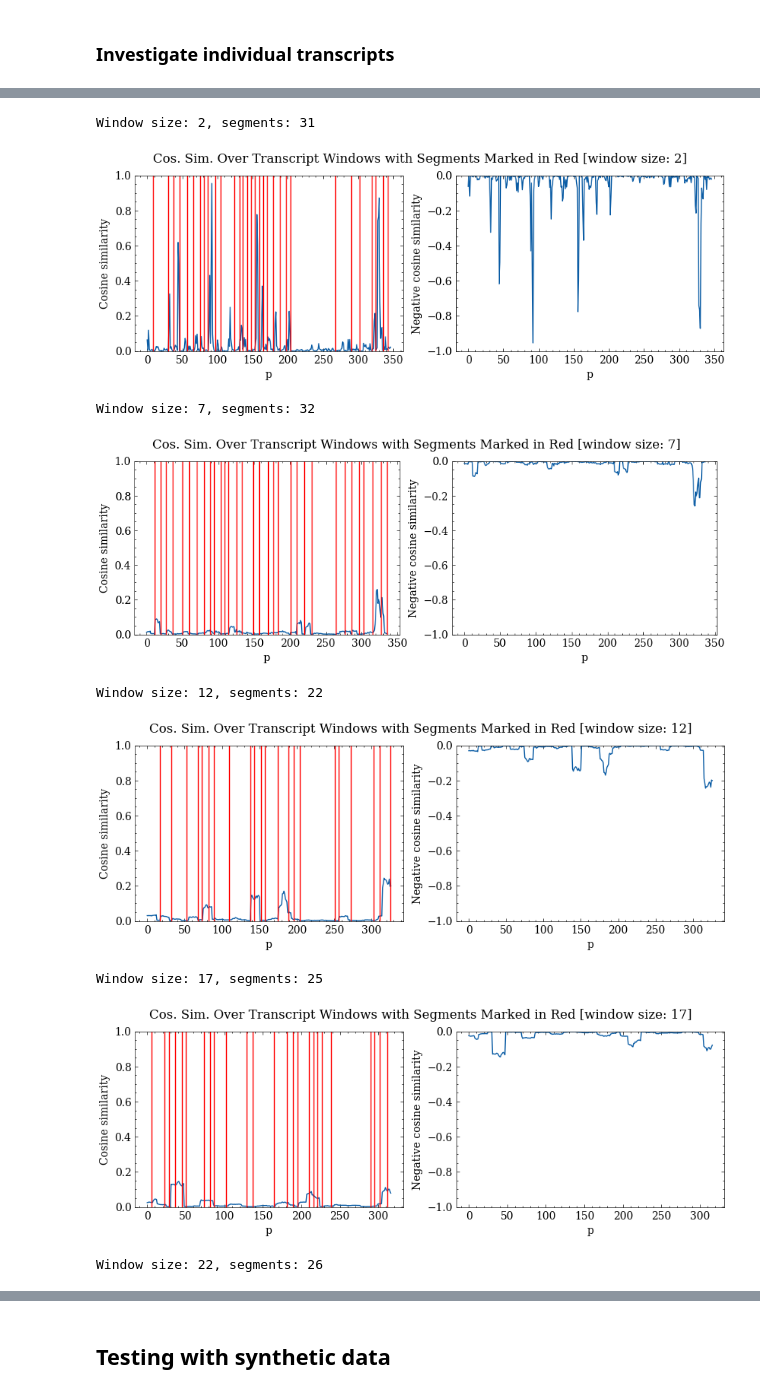
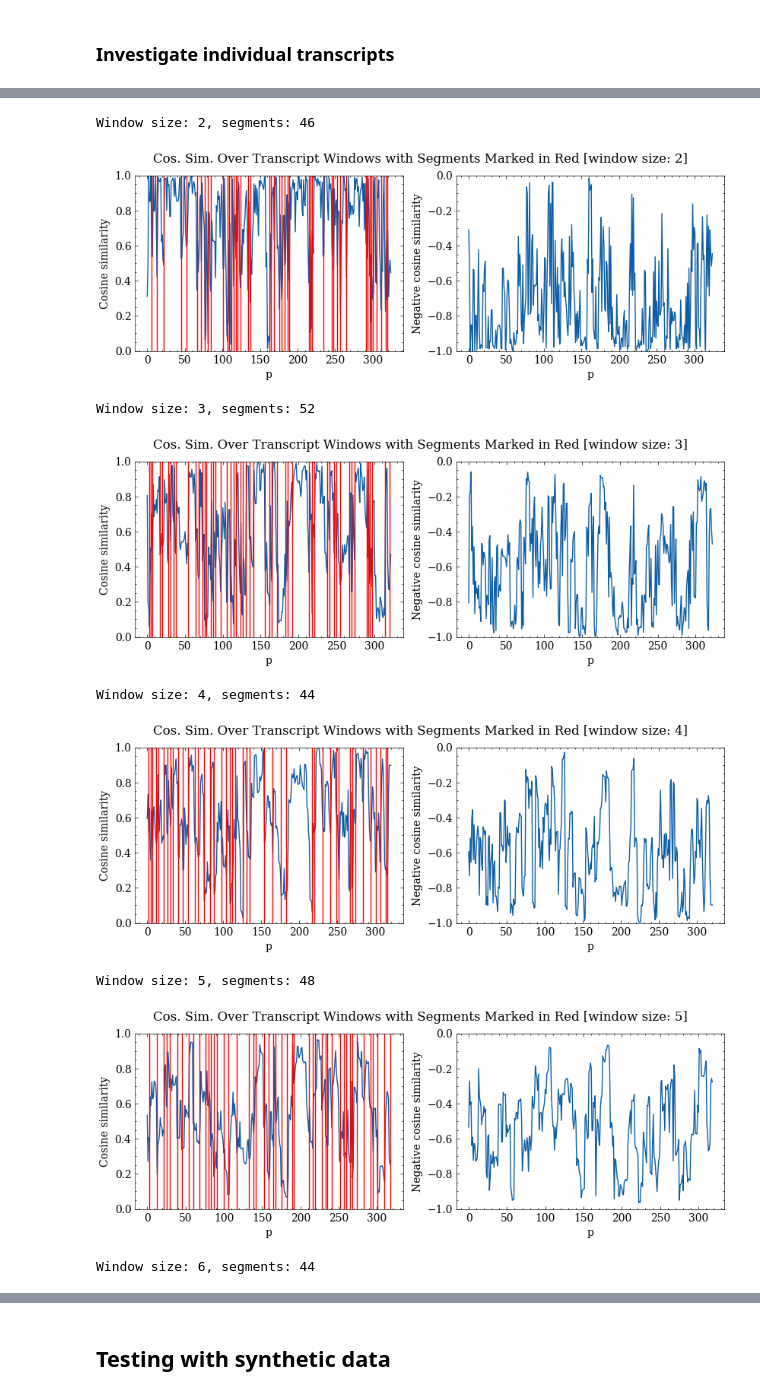
Before and after one commit to OskarMunck/Thesis, a Jupyter notebook: 4.topic_tiling.ipynb, the cells around one changed output, grey strips where cells are left out. Cells and saved outputs as stored; diff of their text form; code cells hidden in the pictures.

```diff
--- a/4.topic_tiling.ipynb
+++ b/4.topic_tiling.ipynb
@@ -38,7 +38,8 @@ def window_cosine_sim(dataframe, window_size=3):
         w_r_added = np.add.reduce(w_r)
 
         # Compute cosine similarity between summed vecors of the windows
-        transcript_cosine_similarities.append(1- cosine(w_l_added, w_r_added))
+        transcript_cosine_similarities.append(np.dot(w_l_added, w_r_added)/(np.linalg.norm(w_l_added) * np.linalg.norm(w_r_added)))
+        # transcript_cosine_similarities.append(1- cosine(w_l_added, w_r_added))
     return np.array(transcript_cosine_similarities)
 
 
@@ -392,7 +389,9 @@ plt.show()
 ### Investigate individual transcripts
 # %%
 # load sentence probabilities from 1 step
-sent_proba = np.load('../Thesis/annotated_probabilities/topic_probability_density_vector_28IWswylk2FvkebOehoCkL.npy') #
+sent_proba = np.load('../Thesis/probabilities_test.npy')
+print(sent_proba.shape)
 
 # make dataframe for processing
 pipeline_df = pd.DataFrame({"sentence_no":[i for i in range(len(sent_proba))], "topic_probs": sent_proba.tolist()})
+pipeline_df.head()
@@ -415,19 +422,19 @@ plt.show()
 # %%
 # Plot and analyse with different size windows
-windows = [i for i in range(2, 33, 5)]
+windows = [i for i in range(2, 11, 1)]
 
 for win in windows:
-    bounds = segmentation_main_call(pipeline_df, print_state_min=False, print_state_depth=False, window=win, height=0.95)
+    bounds = segmentation_main_call(pipeline_df, print_state_min=False, print_state_depth=False, window=win, height=0.75)
     cos_sims = window_cosine_sim(pipeline_df, window_size=win)
     print(f'Window size: {win}, segments: {len(bounds)}')
     plot_cosine_scores(cos_sims, window_size=win, boundaries=bounds)
 # %% [output]
-Window size: 2, segments: 31
+Window size: 2, segments: 46
-[figure, old version]
+[figure, new version]
-Window size: 7, segments: 32
+Window size: 3, segments: 52
-[figure, old version]
+[figure, new version]
-Window size: 12, segments: 22
+Window size: 4, segments: 44
-[figure, old version]
+[figure, new version]
-Window size: 17, segments: 25
+Window size: 5, segments: 48
-[figure, old version]
+[figure, new version]
-Window size: 22, segments: 26
+Window size: 6, segments: 44
```
Also changed, not shown: parts of 6 cells of this notebook.
